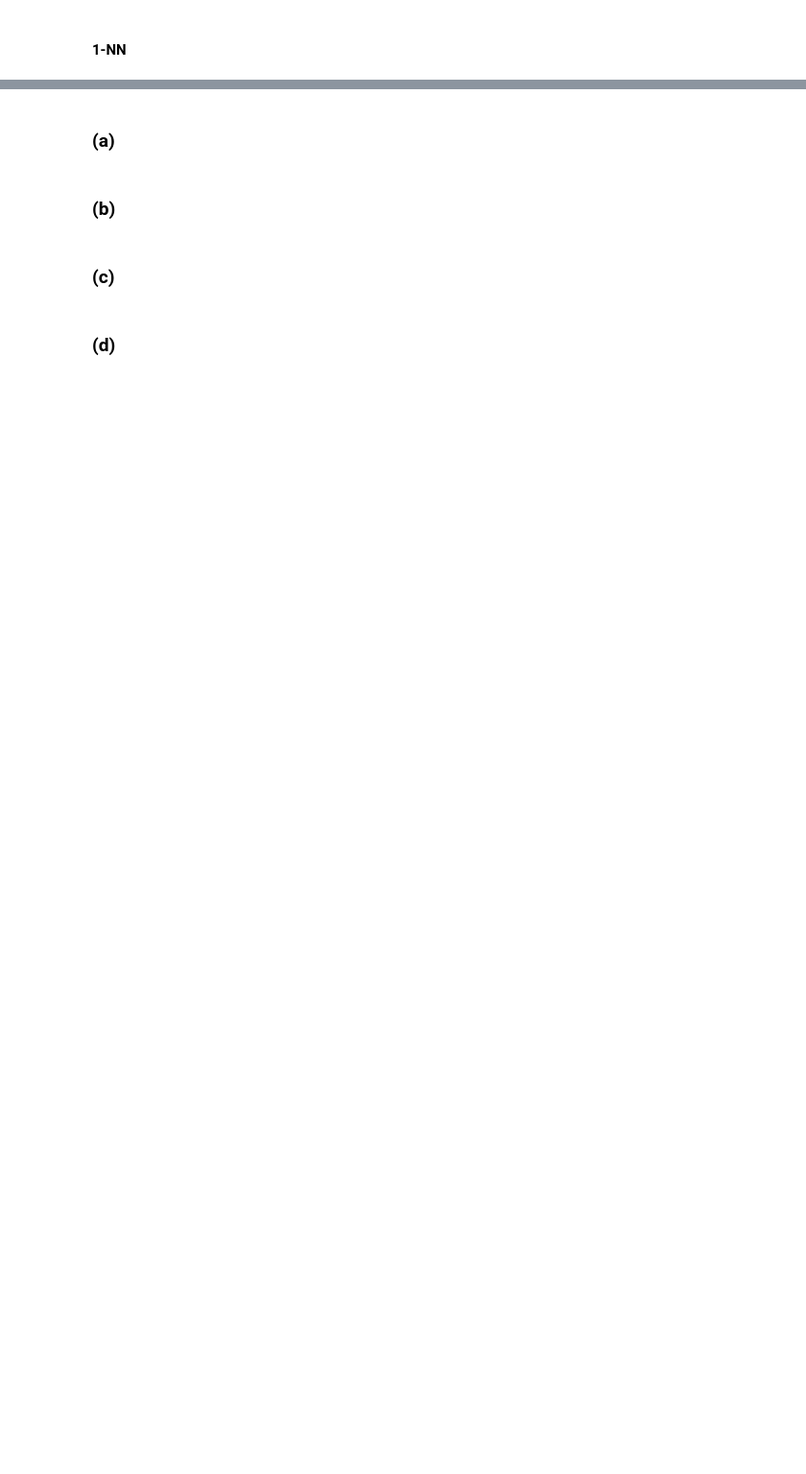
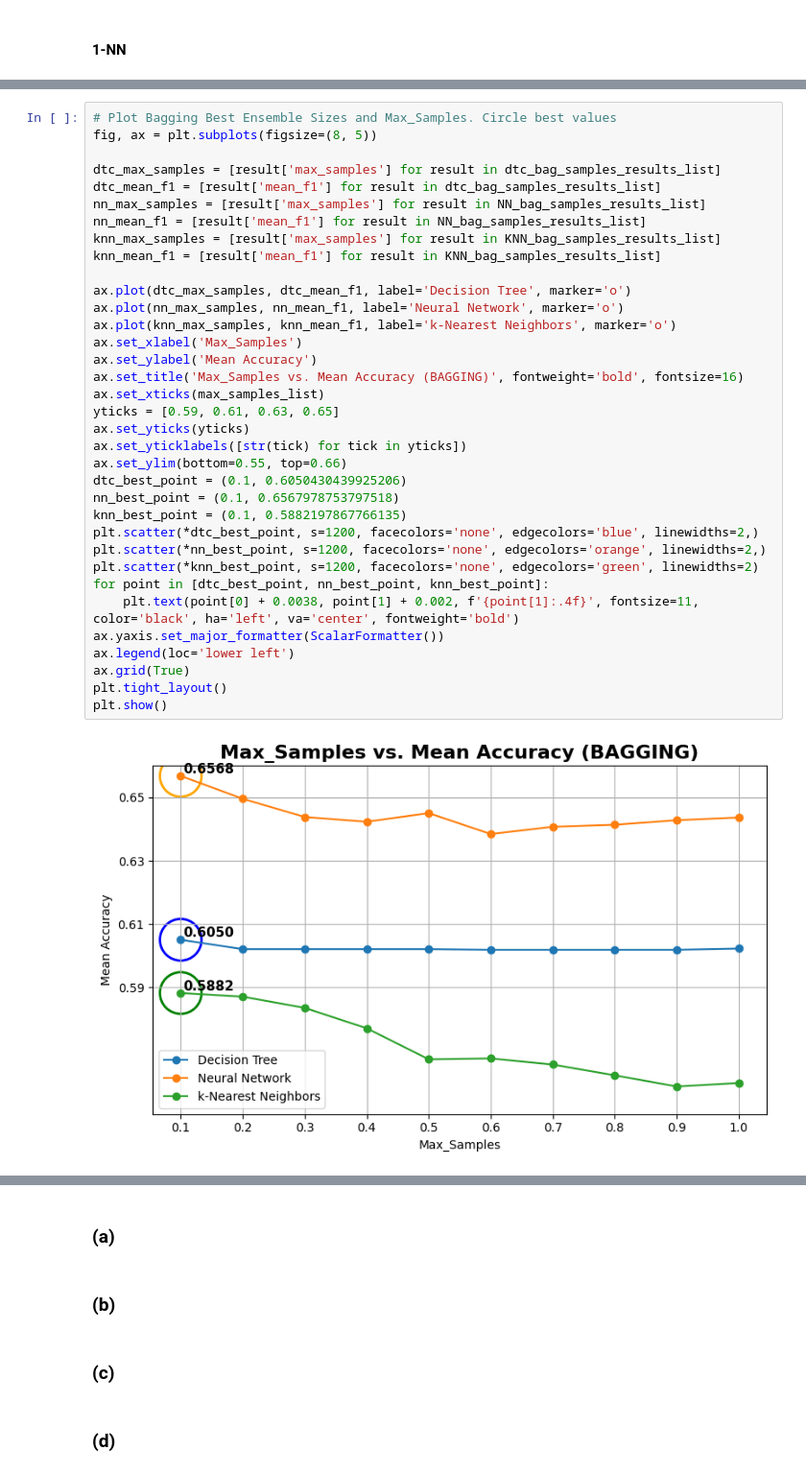
Before and after one commit to dandex200/COMP47490_Machine_Learning, a Jupyter notebook: Assignment_2/ML_A2.ipynb, the cells around one changed output, grey strips where cells are left out. Shown: that part at 96% size. Drawn from its saved outputs; the diff is of its cells as text; blank space fills up the shorter version.

```diff
--- a/Assignment_2/ML_A2.ipynb
+++ b/Assignment_2/ML_A2.ipynb
@@ -285,0 +733,37 @@ NameError: name 'keras' is not defined
+# %%
+# Plot Bagging Best Ensemble Sizes and Max_Samples. Circle best values
+fig, ax = plt.subplots(figsize=(8, 5))
+
+dtc_max_samples = [result['max_samples'] for result in dtc_bag_samples_results_list]
+dtc_mean_f1 = [result['mean_f1'] for result in dtc_bag_samples_results_list]
+nn_max_samples = [result['max_samples'] for result in NN_bag_samples_results_list]
+nn_mean_f1 = [result['mean_f1'] for result in NN_bag_samples_results_list]
+knn_max_samples = [result['max_samples'] for result in KNN_bag_samples_results_list]
+knn_mean_f1 = [result['mean_f1'] for result in KNN_bag_samples_results_list]
+
+ax.plot(dtc_max_samples, dtc_mean_f1, label='Decision Tree', marker='o')
+ax.plot(nn_max_samples, nn_mean_f1, label='Neural Network', marker='o')
+ax.plot(knn_max_samples, knn_mean_f1, label='k-Nearest Neighbors', marker='o')
+ax.set_xlabel('Max_Samples')
+ax.set_ylabel('Mean Accuracy')
+ax.set_title('Max_Samples vs. Mean Accuracy (BAGGING)', fontweight='bold', fontsize=16)
+ax.set_xticks(max_samples_list)
+yticks = [0.59, 0.61, 0.63, 0.65]
+ax.set_yticks(yticks)
+ax.set_yticklabels([str(tick) for tick in yticks])
+ax.set_ylim(bottom=0.55, top=0.66)
+dtc_best_point = (0.1, 0.6050430439925206)
+nn_best_point = (0.1, 0.6567978753797518)
+knn_best_point = (0.1, 0.5882197867766135)
+plt.scatter(*dtc_best_point, s=1200, facecolors='none', edgecolors='blue', linewidths=2,)
+plt.scatter(*nn_best_point, s=1200, facecolors='none', edgecolors='orange', linewidths=2,)
+plt.scatter(*knn_best_point, s=1200, facecolors='none', edgecolors='green', linewidths=2)
+for point in [dtc_best_point, nn_best_point, knn_best_point]:
+    plt.text(point[0] + 0.0038, point[1] + 0.002, f'{point[1]:.4f}', fontsize=11, color='black', ha='left', va='center', fontweight='bold')
+ax.yaxis.set_major_formatter(ScalarFormatter())
+ax.legend(loc='lower left')
+ax.grid(True)
+plt.tight_layout()
+plt.show()
+# %% [output]
+[figure, added]
```
Also changed, not shown: parts of 58 cells of this notebook, 3 other files.
